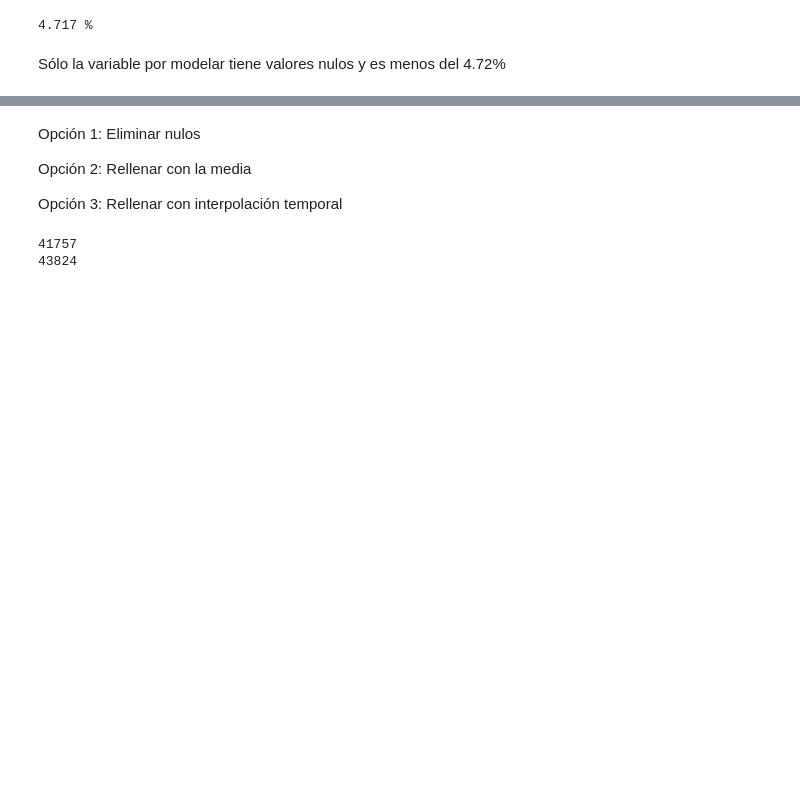
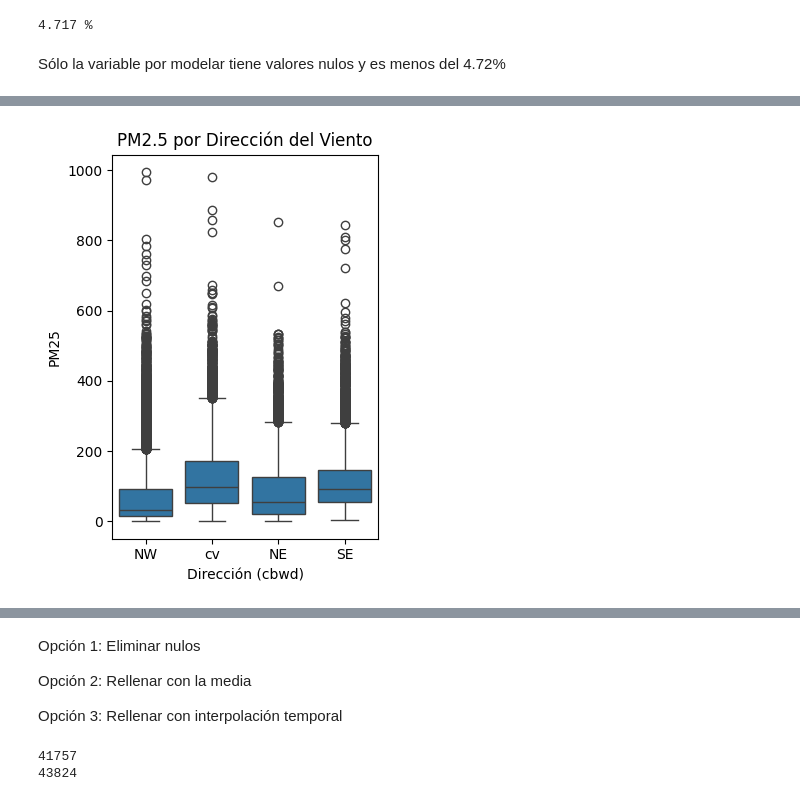
Before and after one commit to Emmanuel2211/.config, a Jupyter notebook: Entregable_Tarea_5_1_Alfaro_Cruz_Pérez_Rupit_Medea.ipynb, the cells around one changed output, grey strips where cells are left out. Saved outputs shown, nothing was run; the diff lists cells and outputs as text; code cells hidden in the pictures; blank space fills up the shorter version.

```diff
--- a/Entregable_Tarea_5_1_Alfaro_Cruz_Pérez_Rupit_Medea.ipynb
+++ b/Entregable_Tarea_5_1_Alfaro_Cruz_Pérez_Rupit_Medea.ipynb
@@ -202,10 +205,12 @@ plt.xlabel('Concentración μg/m³')
 # %%
 # 2. Gráfico de caja para ver cómo afecta el viento en calma ('cv') frente a los otros a las PM2.5
 plt.subplot(1, 2, 2)
-sns.boxplot(x='cbwd', y='pm2.5', data=df)
+sns.boxplot(x='WIND_DIRECTION', y='PM25', data=df)
 plt.title('PM2.5 por Dirección del Viento')
 plt.xlabel('Dirección (cbwd)')
 plt.tight_layout()
 plt.show()
+# %% [output]
+[figure, added]
 # %%
 # Crear un índice con la fecha
```
Also changed, not shown: parts of 10 cells of this notebook.
